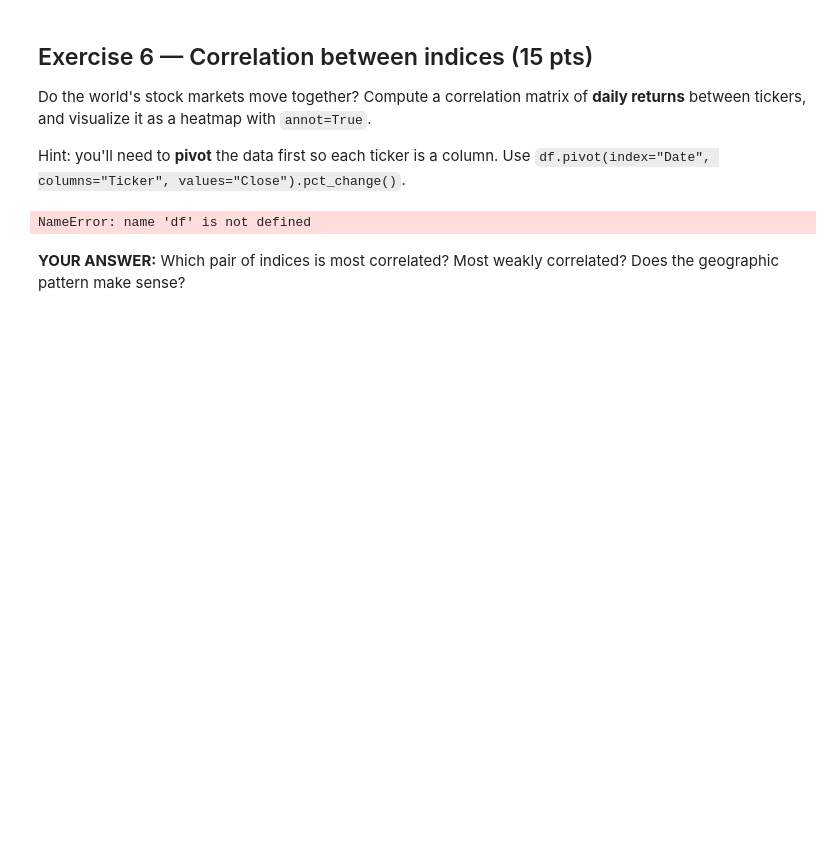
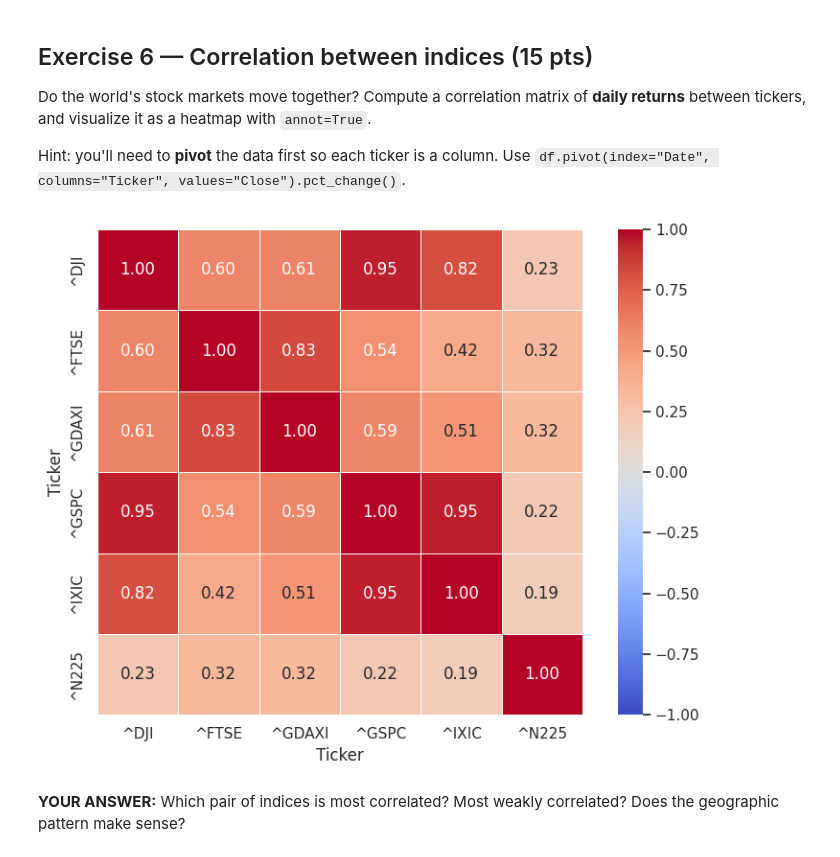
Before and after one commit to senohmbi-debug/ITCS-3162, a Jupyter notebook: lab_04_exercise.ipynb, the cells around one changed output. Drawn from its saved outputs; the diff is of its cells as text; code cells hidden in the pictures; blank space fills up the shorter version.

```diff
--- a/lab_04_exercise.ipynb
+++ b/lab_04_exercise.ipynb
@@ -275,27 +319,28 @@ Do the world's stock markets move together? Compute a correlation matrix of **da
 Hint: you'll need to **pivot** the data first so each ticker is a column. Use `df.pivot(index="Date", columns="Ticker", values="Close").pct_change()`.
 # %%
 # TODO: pivot, compute returns, correlation, heatmap
-daily_returns = df.pivot(index="Date", columns="Ticker", values="Close").pct_change()
-correlation_matrix = daily_returns.corr()
-plt.figure(figsize=(10, 8))
+pivot_df = df.pivot(index = 'Date', columns = 'Ticker', values = 'Close')
+returns_df = pivot_df.pct_change()
+
+correlation_matrix = returns_df.corr()
+
+plt.figure(figsize = (8, 6))
 
 sns.heatmap(
     correlation_matrix,
     annot = True,
+    fmt = '.2f',
     cmap = 'coolwarm',
-    vmin = 1,
-    vmax = 2,
-    fmt = '.2f',
+    vmin = -1,
+    vmax = 1,
     linewidths = 0.5,
-    square = True
+    square = True,
 )
 
-plt.title('Correlation matrix of daily stock returns', fontsize = 14, pad = 20)
-plt.xticks(rotation = 45, ha = 'right')
-plt.yticks(rotation = 0)
 plt.tight_layout()
+plt.show()
 # %% [output]
-NameError: name 'df' is not defined
+[figure, added]
 # %% [markdown]
 **YOUR ANSWER:** Which pair of indices is most correlated? Most weakly correlated? Does the geographic pattern make sense?
 # %% [markdown]
```
Also changed, not shown: parts of 8 cells of this notebook.
